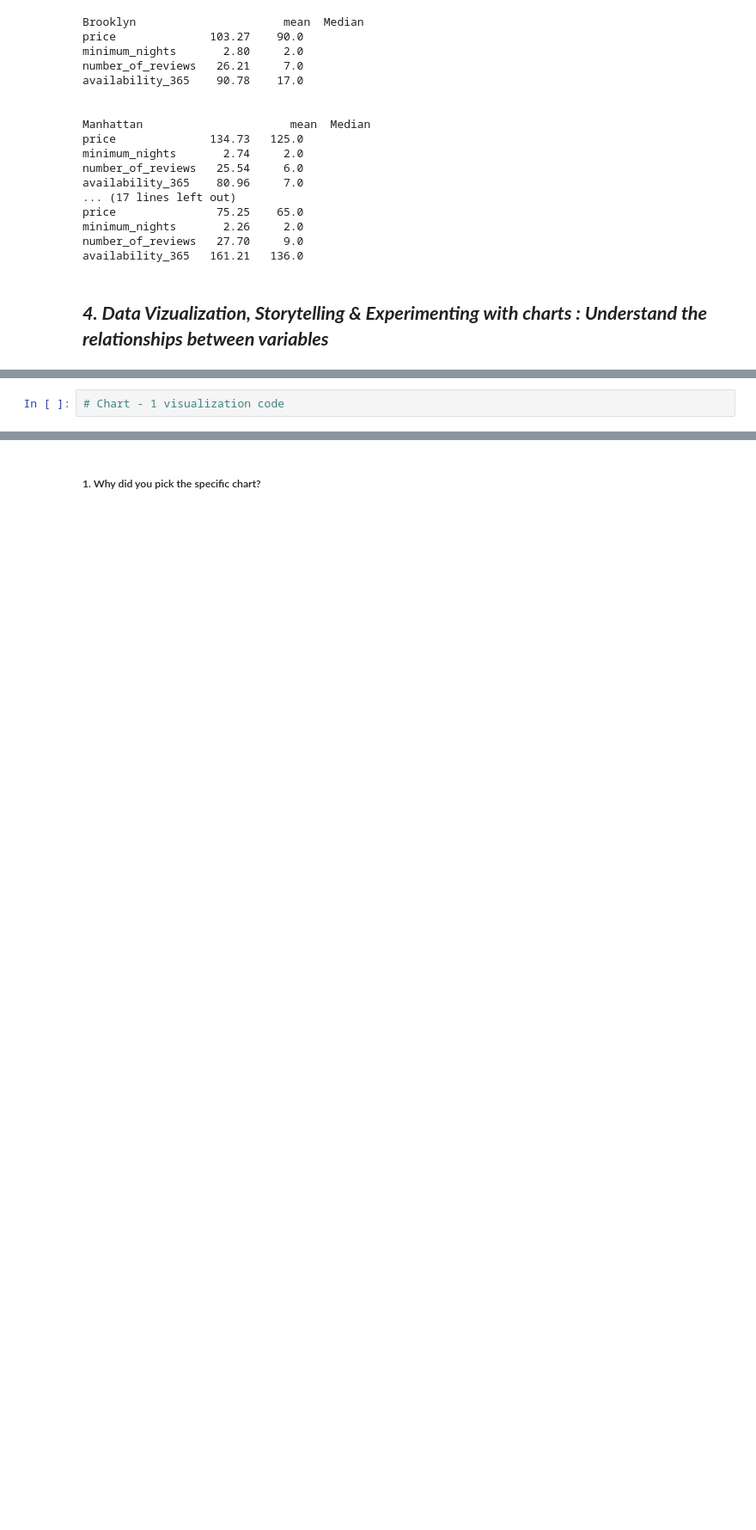
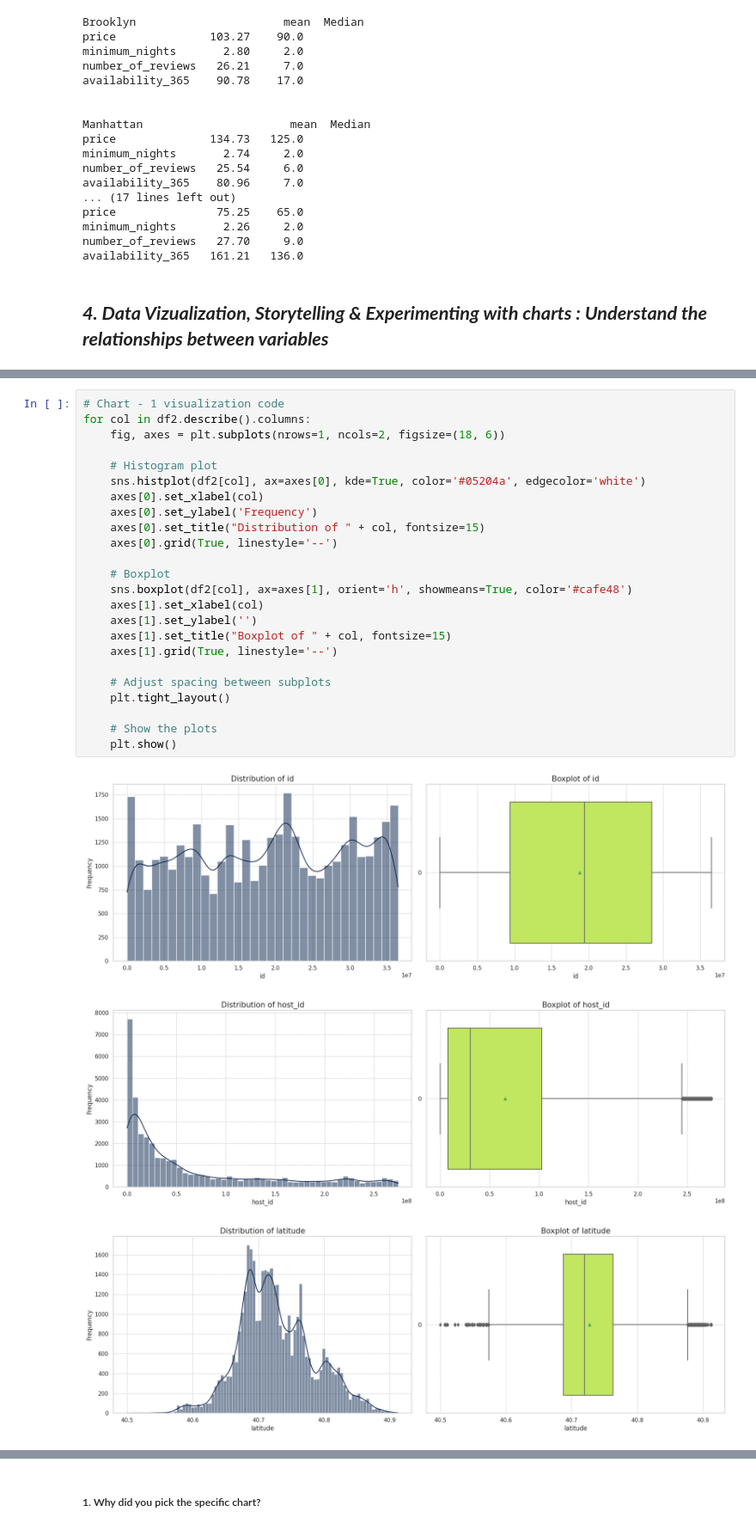
Before and after one commit to rauman43/Sample-EDA-Airbnb, a Jupyter notebook: Capstone_Project_AIRBNB_Sample_EDA_Submission_Template.ipynb, the cells around one changed output, grey strips where cells are left out. Shown at 86% size. Cells and saved outputs as stored; diff of their text form; blank space fills up the shorter version.

Commit message:
Completed till Chart no. 5

```diff
--- a/Capstone_Project_AIRBNB_Sample_EDA_Submission_Template.ipynb
+++ b/Capstone_Project_AIRBNB_Sample_EDA_Submission_Template.ipynb
@@ -512,2 +512,28 @@ availability_365   161.21   136.0
-# %%
-# Chart - 1 visualization code
+# %%
+# Chart - 1 visualization code
+for col in df2.describe().columns:
+    fig, axes = plt.subplots(nrows=1, ncols=2, figsize=(18, 6))
+
+    # Histogram plot
+    sns.histplot(df2[col], ax=axes[0], kde=True, color='#05204a', edgecolor='white')
+    axes[0].set_xlabel(col)
+    axes[0].set_ylabel('Frequency')
+    axes[0].set_title("Distribution of " + col, fontsize=15)
+    axes[0].grid(True, linestyle='--')
+
+    # Boxplot
+    sns.boxplot(df2[col], ax=axes[1], orient='h', showmeans=True, color='#cafe48')
+    axes[1].set_xlabel(col)
+    axes[1].set_ylabel('')
+    axes[1].set_title("Boxplot of " + col, fontsize=15)
+    axes[1].grid(True, linestyle='--')
+
+    # Adjust spacing between subplots
+    plt.tight_layout()
+
+    # Show the plots
+    plt.show()
+# %% [output]
+[figure, added]
+[figure, added]
+[figure, added]
```
Also changed, not shown: parts of 50 cells of this notebook.
